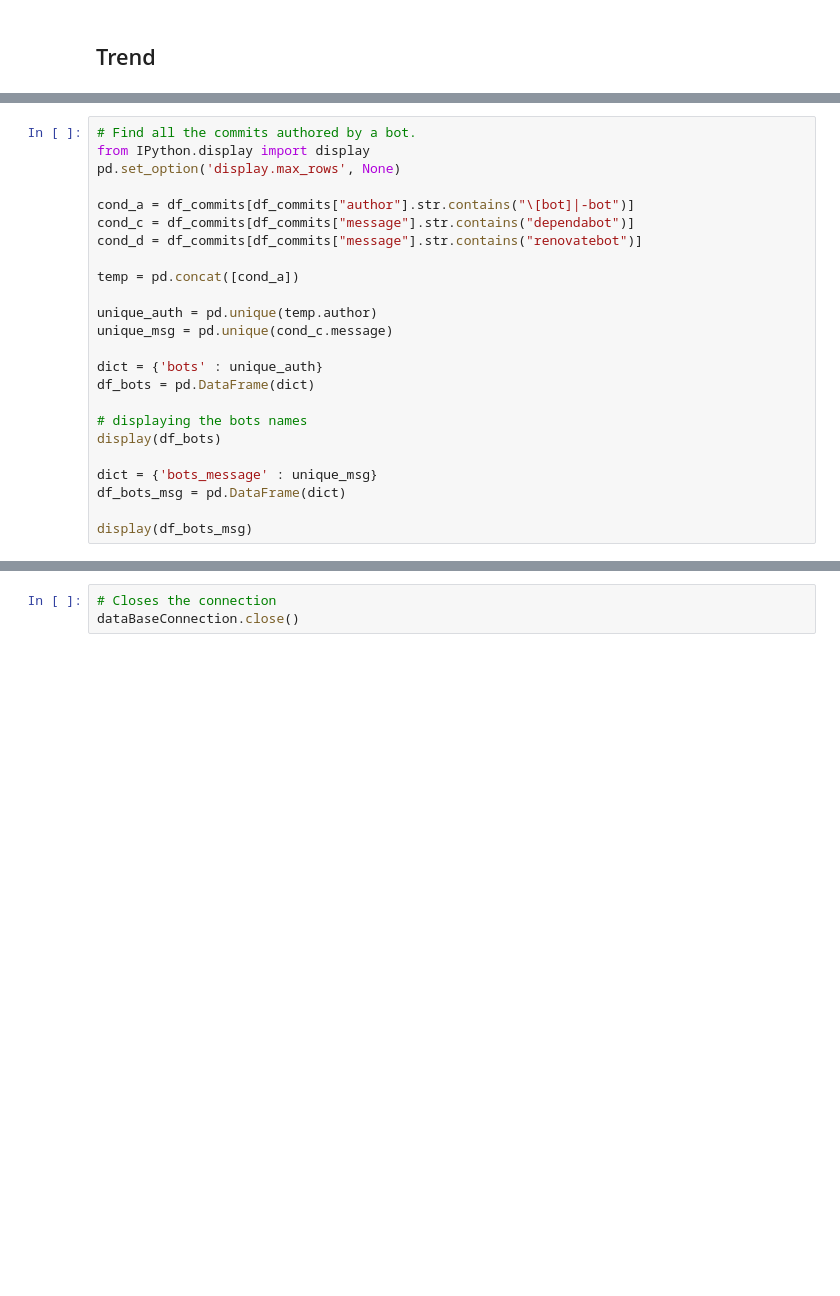
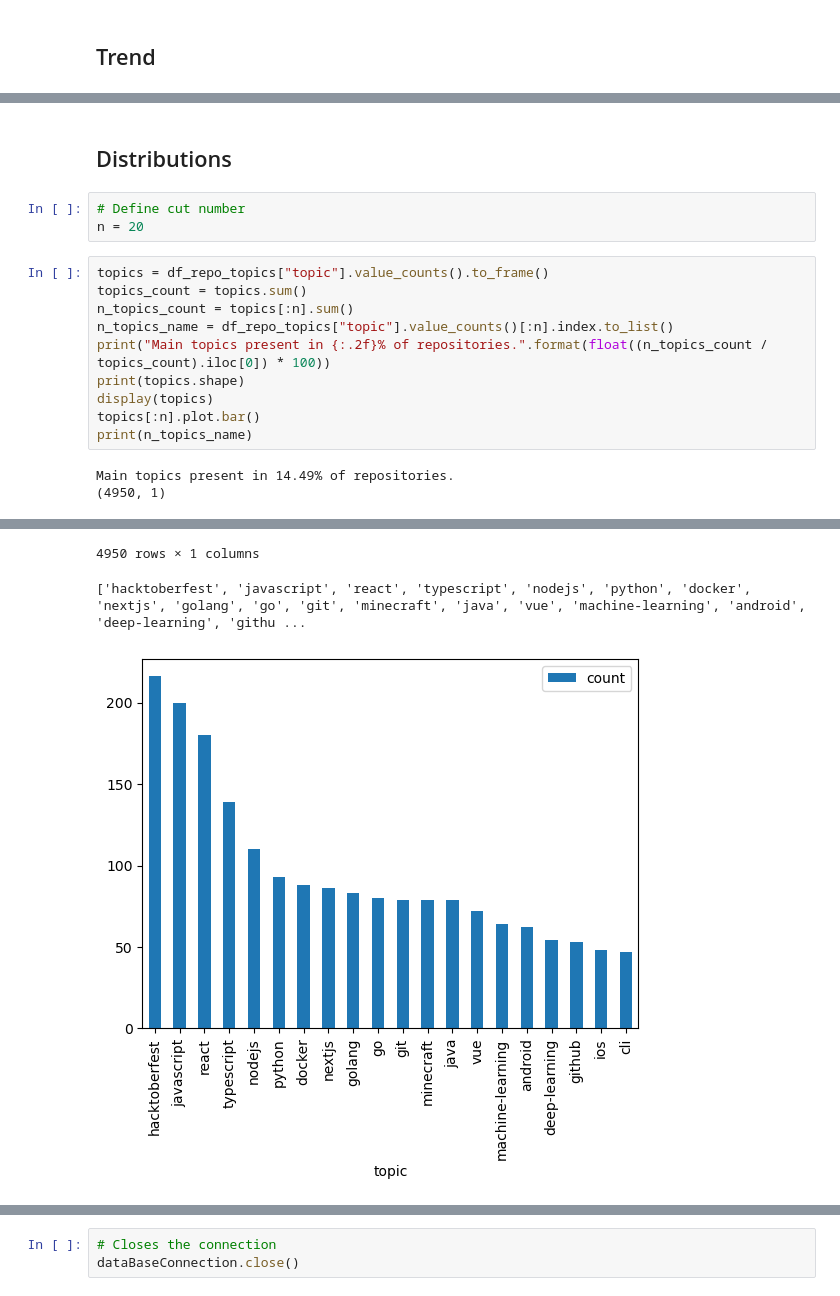
Before and after one commit to PinewoodPip/DatabasesProject, a Jupyter notebook: JupyterNotebook/analisis_projecte.ipynb, the cells around one changed output, grey strips where cells are left out. Saved outputs shown, nothing was run; the diff lists cells and outputs as text; blank space fills up the shorter version.

```diff
--- a/JupyterNotebook/analisis_projecte.ipynb
+++ b/JupyterNotebook/analisis_projecte.ipynb
@@ -458,24 +256,0 @@ A partir d'aquests criteris, hem realitzat una neteja de les dades.
-# %%
-# Find all the commits authored by a bot.
-from IPython.display import display
-pd.set_option('display.max_rows', None)
-
-cond_a = df_commits[df_commits["author"].str.contains("\[bot]|-bot")]
-cond_c = df_commits[df_commits["message"].str.contains("dependabot")]
-cond_d = df_commits[df_commits["message"].str.contains("renovatebot")]
-
-temp = pd.concat([cond_a])
-
-unique_auth = pd.unique(temp.author)
-unique_msg = pd.unique(cond_c.message)
-
-dict = {'bots' : unique_auth}
-df_bots = pd.DataFrame(dict)
-
-# displaying the bots names
-display(df_bots)
-
-dict = {'bots_message' : unique_msg}
-df_bots_msg = pd.DataFrame(dict)
-
-display(df_bots_msg)
@@ -972,0 +277,18 @@ Per tant, com a resultat, podem concloure que els missatges estan enfocats a cla
+# %% [markdown]
+## Distributions
+# %%
+# Define cut number
+n = 20
+# %%
+topics = df_repo_topics["topic"].value_counts().to_frame()
+topics_count = topics.sum()
+n_topics_count = topics[:n].sum()
+n_topics_name = df_repo_topics["topic"].value_counts()[:n].index.to_list()
+print("Main topics present in {:.2f}% of repositories.".format(float((n_topics_count / topics_count).iloc[0]) * 100))
+print(topics.shape)
+display(topics)
+topics[:n].plot.bar()
+print(n_topics_name)
+# %% [output]
+Main topics present in 14.49% of repositories.
+(4950, 1)
@@ -972,0 +308,3 @@ Per tant, com a resultat, podem concloure que els missatges estan enfocats a cla
+4950 rows × 1 columns
+['hacktoberfest', 'javascript', 'react', 'typescript', 'nodejs', 'python', 'docker', 'nextjs', 'golang', 'go', 'git', 'minecraft', 'java', 'vue', 'machine-learning', 'android', 'deep-learning', 'githu ...
+[figure, added]
```
Also changed, not shown: parts of 95 cells of this notebook.
